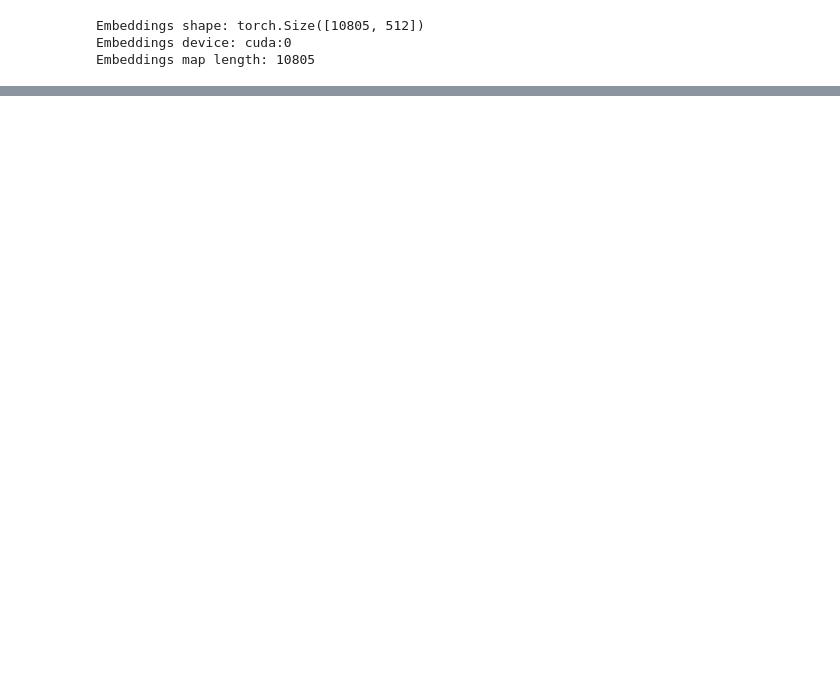
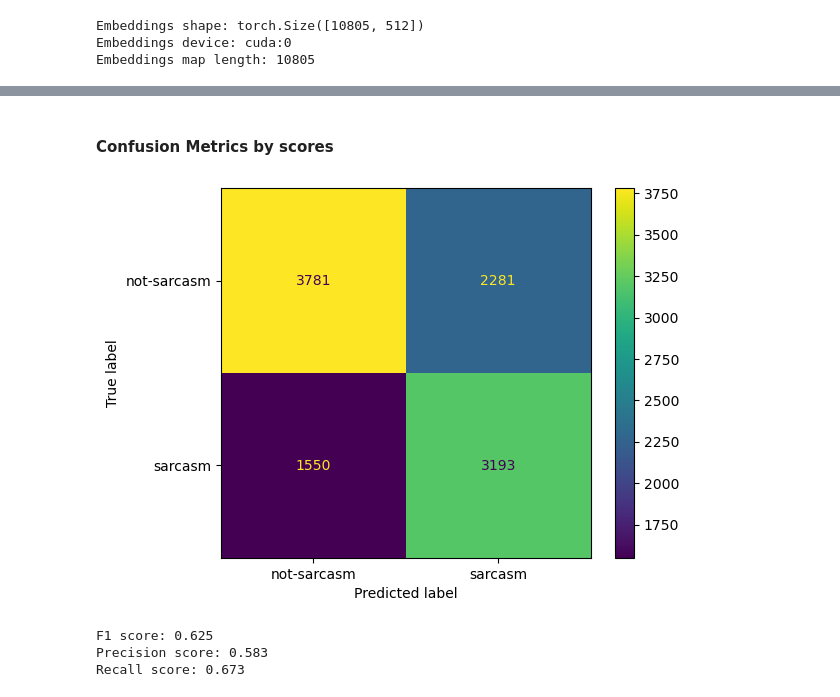
Before and after one commit to Venomsnaker/nlp-bachelor, a Jupyter notebook: dsc-uit/process-embeddings.ipynb, the cells around one changed output, grey strips where cells are left out. Drawn from its saved outputs; the diff is of its cells as text; code cells hidden in the pictures; blank space fills up the shorter version.

```diff
--- a/dsc-uit/process-embeddings.ipynb
+++ b/dsc-uit/process-embeddings.ipynb
@@ -111,0 +124,6 @@ plt.show()
+# %%
+sarcasm_prompt = "sarcasm"
+not_sarcasm_prompt = "not-sarcasm"
+
+def map_clip_text_prompt(label):
+    return sarcasm_prompt if (label=="sarcasm") else not_sarcasm_prompt
@@ -111,0 +274,44 @@ plt.show()
+# %% [markdown]
+#### Confusion Metrics by scores
+# %%
+def get_label_by_score(prompt, image_embedding, threshold):
+    score = get_clip_cos_sim_score(image_embedding=image_embedding, label=map_clip_text_prompt(prompt))
+    if (score >= threshold):
+        return ["sarcasm", score]
+    else:
+        return ["not-sarcasm", score]
+# %%
+from sklearn import metrics
+import matplotlib.pyplot as plt
+
+threshold = 0.1995
+prompt = "sarcasm"
+labels_test = []
+labels_predicted = []
+
+for id in data:
+    image_name = data[id]['image']
+    label_test = map_test_label(data[id]['label'])
+    embedding_id = embeddings_map.loc[embeddings_map == image_name].index
+
+    result = get_label_by_score(prompt, embeddings[embedding_id], threshold)
+    label_predicted, score = result[0], result[1]
+    labels_test.append(map_label(label_test))
+    labels_predicted.append(map_label(label_predicted))
+
+confusion_matrix = metrics.confusion_matrix(y_pred=labels_predicted, y_true=labels_test)
+cm_display = metrics.ConfusionMatrixDisplay(confusion_matrix = confusion_matrix, display_labels = ["not-sarcasm", "sarcasm"])
+cm_display.plot()
+plt.show()
+
+f1 = metrics.f1_score(y_pred=labels_predicted, y_true=labels_test)
+precision = metrics.precision_score(y_pred=labels_predicted, y_true=labels_test)
+recall = metrics.recall_score(y_pred=labels_predicted, y_true=labels_test)
+print("F1 score: {}".format(round(f1,3)))
+print("Precision score: {}".format(round(precision,3)))
+print("Recall score: {}".format(round(recall,3)))
+# %% [output]
+[figure, added]
+F1 score: 0.625
+Precision score: 0.583
+Recall score: 0.673
```
Also changed, not shown: parts of 10 cells of this notebook, 2 other files.
